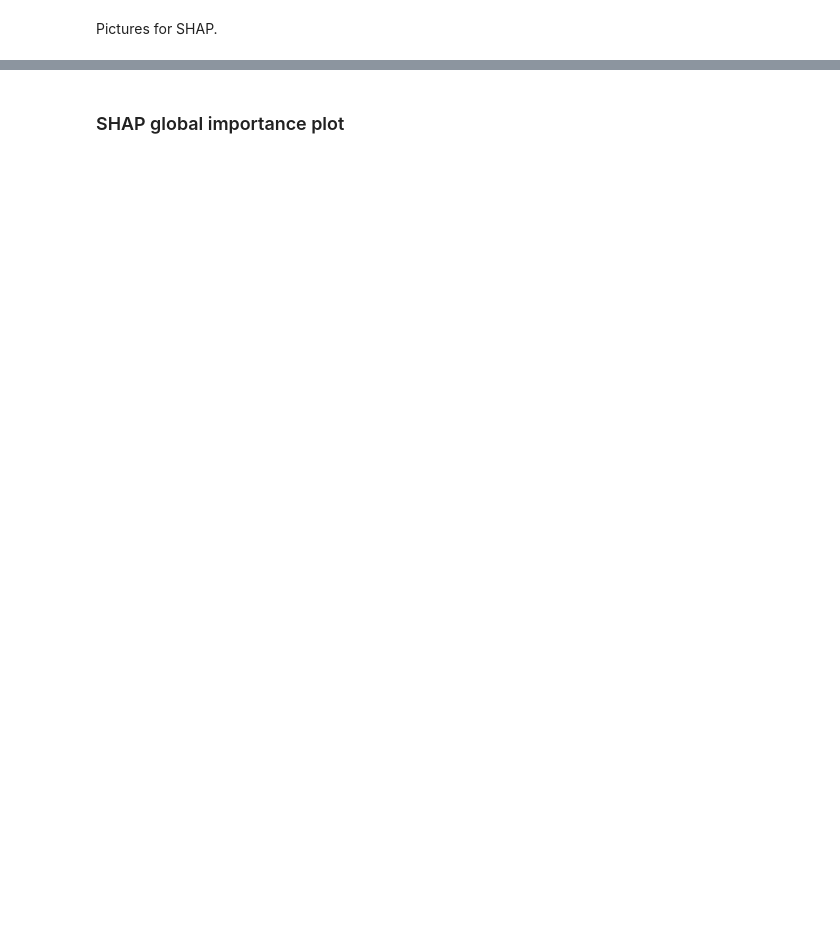
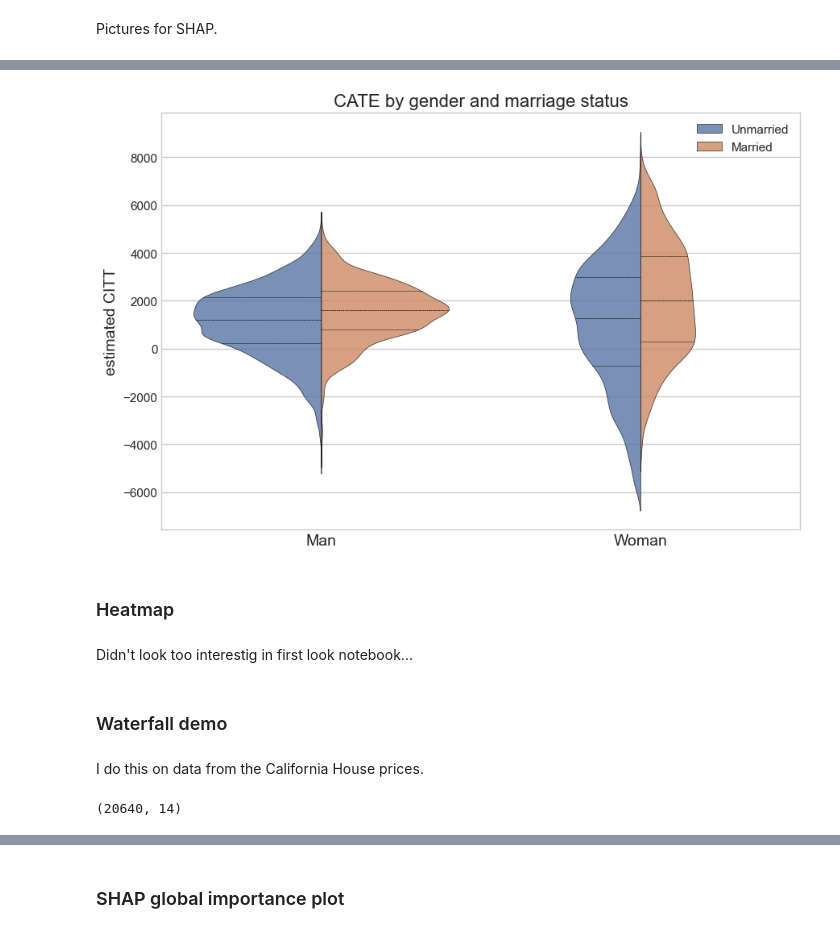
Before and after one commit to lasse-meixner/SHAP_in_econ, a Jupyter notebook: jtpa/pictures.ipynb, the cells around one changed output, grey strips where cells are left out. Drawn from its saved outputs; the diff is of its cells as text; code cells hidden in the pictures; blank space fills up the shorter version.

```diff
--- a/jtpa/pictures.ipynb
+++ b/jtpa/pictures.ipynb
@@ -20,0 +94,39 @@ cf_iv_SHAP_int = np.load("cf_iv_SHAP_interactions.npy")
+# %%
+# plot across sex, married and education
+
+# create binary str
+df["married_str"] = df.married.map({0:"Unmarried", 1:"Married"})
+df["gender_str"] = df.sex.map({0:"Man", 1:"Woman"})
+
+plt.figure(figsize=(9, 6))
+
+sns.violinplot(y = "CATE_cf", x = "gender_str", hue="married_str", data=df, linewidth=0.5, linecolor="black", alpha = 0.8, split=True, inner="quart")
+
+# set x ticks to fontsize 14
+plt.xticks(fontsize=14)
+
+plt.ylabel("estimated CITT", fontsize=14)
+plt.xlabel("")
+plt.title("CATE by gender and marriage status", fontsize=16)
+plt.legend()
+
+plt.tight_layout()
+# save fig
+plt.savefig("CATE_by_sex_and_married.pdf", format='pdf', dpi=400)
+
+plt.show()
+# %% [output]
+[figure, added]
+# %% [markdown]
+### Heatmap
+# %% [markdown]
+Didn't look too interestig in first look notebook...
+# %% [markdown]
+### Waterfall demo
+# %% [markdown]
+I do this on data from the California House prices.
+# %%
+ca = pd.read_csv("California_Houses.csv")
+ca.shape
+# %% [output]
+(20640, 14)
```
Also changed, not shown: parts of 44 cells of this notebook, 4 other files.
